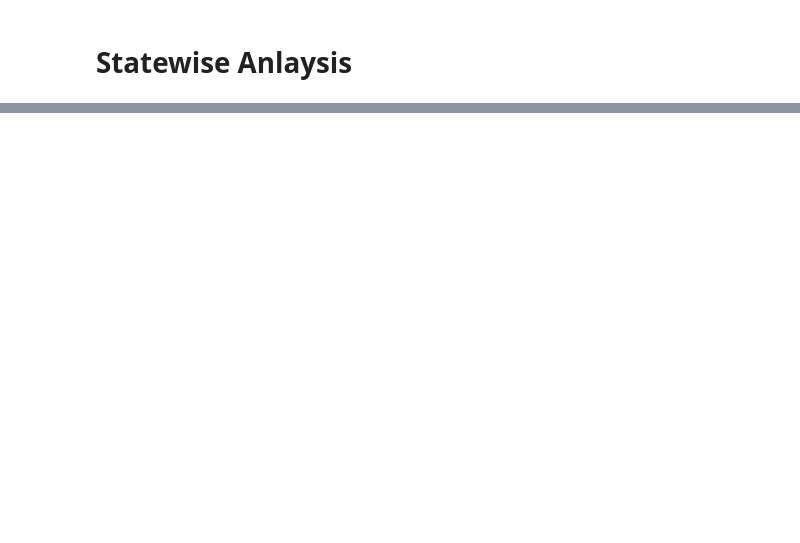
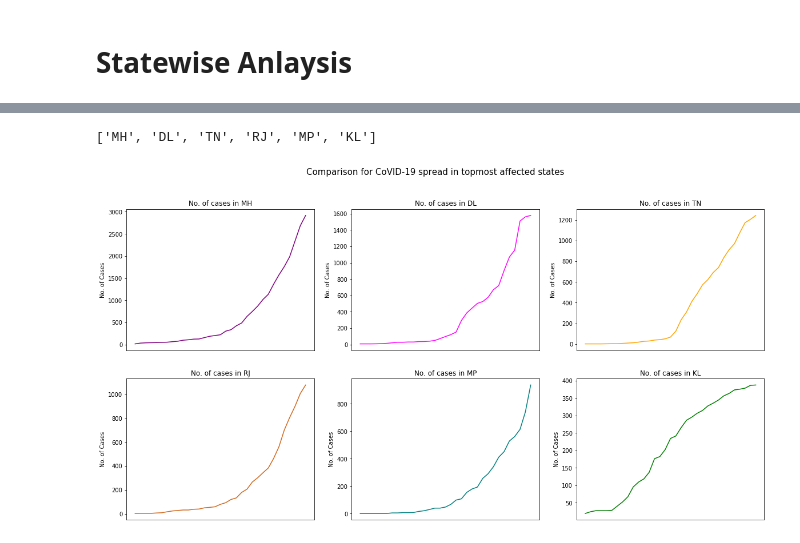
Before and after one commit to rayshu/CoVID-Tracker-India, a Jupyter notebook: Trend Analysis.ipynb, the cells around one changed output, grey strips where cells are left out. Cells and saved outputs as stored; diff of their text form; code cells hidden in the pictures; blank space fills up the shorter version.

```diff
--- a/Trend Analysis.ipynb
+++ b/Trend Analysis.ipynb
@@ -166,0 +165,62 @@ plt.show()
+# %%
+N = 5
+conf_df1 = np.cumsum(conf_df)
+conf_df1['Date'] = conf_df['Date']
+conf_df1.drop(['Status', 'Date', 'TT'], axis = 1, inplace=True)
+conf_df1 = conf_df1.tail(1)
+conf_dict = conf_df1.to_dict('r')[0]
+column_names = list(dict(sorted(conf_dict.items(), key = itemgetter(1), reverse = True)[:N]).keys())
+column_names.append('KL')
+column_names
+# %% [output]
+['MH', 'DL', 'TN', 'RJ', 'MP', 'KL']
+# %%
+fig = plt.figure(figsize=(20,10))
+fig.suptitle('Comparison for CoVID-19 spread in topmost affected states', fontsize=15)
+
+ax = fig.add_subplot(231)
+ax.plot(conf_df['Date'], np.cumsum(conf_df[column_names[0]]), color='purple')
+ax.set_title('No. of cases in ' + column_names[0])
+ax.set_ylabel('No. of Cases')
+plt.xticks([], [])
+plt.xticks(rotation=70)
+
+ax = fig.add_subplot(232)
+ax.plot(conf_df['Date'], np.cumsum(conf_df[column_names[1]]), color='magenta')
+ax.set_title('No. of cases in ' + column_names[1])
+ax.set_ylabel('No. of Cases')
+plt.xticks([], [])
+plt.xticks(rotation=90)
+
+ax = fig.add_subplot(233)
+ax.plot(conf_df['Date'], np.cumsum(conf_df[column_names[2]]), color='orange')
+ax.set_title('No. of cases in ' + column_names[2])
+ax.set_ylabel('No. of Cases')
+plt.xticks([], [])
+plt.xticks(rotation=90)
+
+ax = fig.add_subplot(234)
+ax.plot(conf_df['Date'], np.cumsum(conf_df[column_names[3]]), color='chocolate')
+ax.set_title('No. of cases in ' + column_names[3])
+ax.set_ylabel('No. of Cases')
+plt.xticks([], [])
+plt.xticks(rotation=90)
+
+ax = fig.add_subplot(235)
+ax.plot(conf_df['Date'], np.cumsum(conf_df[column_names[4]]), color='teal')
+ax.set_title('No. of cases in ' + column_names[4])
+ax.set_ylabel('No. of Cases')
+plt.xticks([], [])
+plt.xticks(rotation=90)
+
+ax = fig.add_subplot(236)
+ax.plot(conf_df['Date'], np.cumsum(conf_df[column_names[5]]), color='green')
+ax.set_title('No. of cases in ' + column_names[5])
+ax.set_ylabel('No. of Cases')
+plt.xticks([], [])
+plt.xticks(rotation=90)
+
+
+plt.show()
+# %% [output]
+[figure, added]
```
Also changed, not shown: parts of 12 cells of this notebook.
